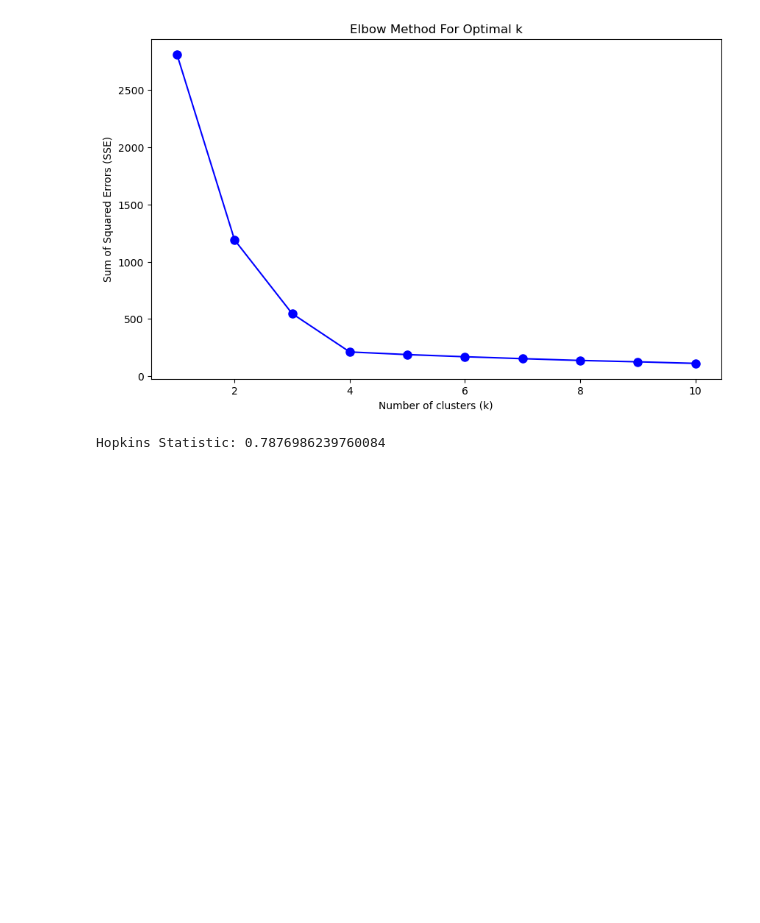
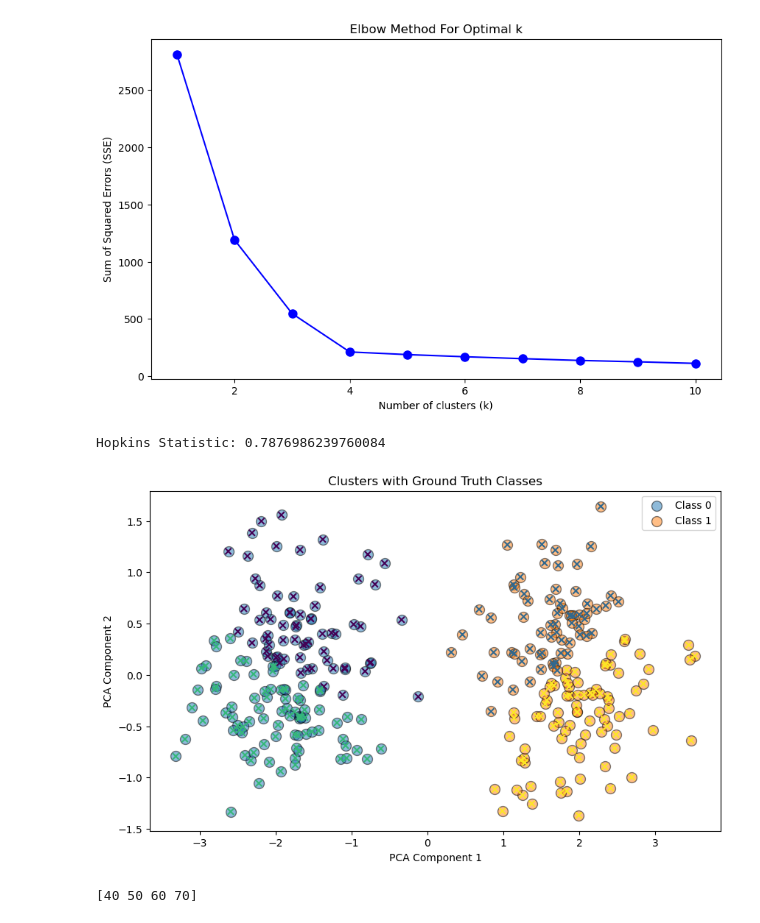
Before and after one commit to Frankalexej/wavln, a Jupyter notebook: try3.ipynb, the cells around one changed output. Drawn from its saved outputs; the diff is of its cells as text; code cells hidden in the pictures; blank space fills up the shorter version.

```diff
--- a/try3.ipynb
+++ b/try3.ipynb
@@ -106,0 +116,46 @@ Hopkins Statistic: 0.7876986239760084
+# %%
+# Generate synthetic data with ground truth
+your_data, ground_truth_labels = make_blobs(n_samples=300, centers=2, cluster_std=0.60, random_state=0)
+
+# Fit KMeans to find the clusters
+kmeans = KMeans(n_clusters=4, random_state=42)
+kmeans.fit(your_data)
+cluster_labels = kmeans.labels_
+
+# Reduce dimensions if needed
+reduced_data = PCA(n_components=2).fit_transform(your_data)
+
+# Plot ground truth
+plt.figure(figsize=(10, 6))
+unique_labels = np.unique(ground_truth_labels)
+
+for i, label in enumerate(unique_labels):
+    plt.scatter(reduced_data[ground_truth_labels == label, 0],
+                reduced_data[ground_truth_labels == label, 1],
+                label=f'Class {label}',
+                marker='o', edgecolor='black', s=100, alpha=0.5)
+
+# Overlay cluster labels
+plt.scatter(reduced_data[:, 0], reduced_data[:, 1], c=cluster_labels, cmap='viridis', marker='x')
+
+plt.title('Clusters with Ground Truth Classes')
+plt.xlabel('PCA Component 1')
+plt.ylabel('PCA Component 2')
+plt.legend()
+plt.show()
+# %% [output]
+[figure, added]
+# %%
+import numpy as np
+
+arr = np.array([10, 20, 30, 40, 50, 60, 70])
+
+# Assume start and end are determined earlier
+start = 3
+end = None  # Using None means slicing to the end of the array
+
+subarray = arr[start:end]
+
+print(subarray)
+# %% [output]
+[40 50 60 70]
```
Also changed, not shown: parts of 1 cell of this notebook, 8 other files.
